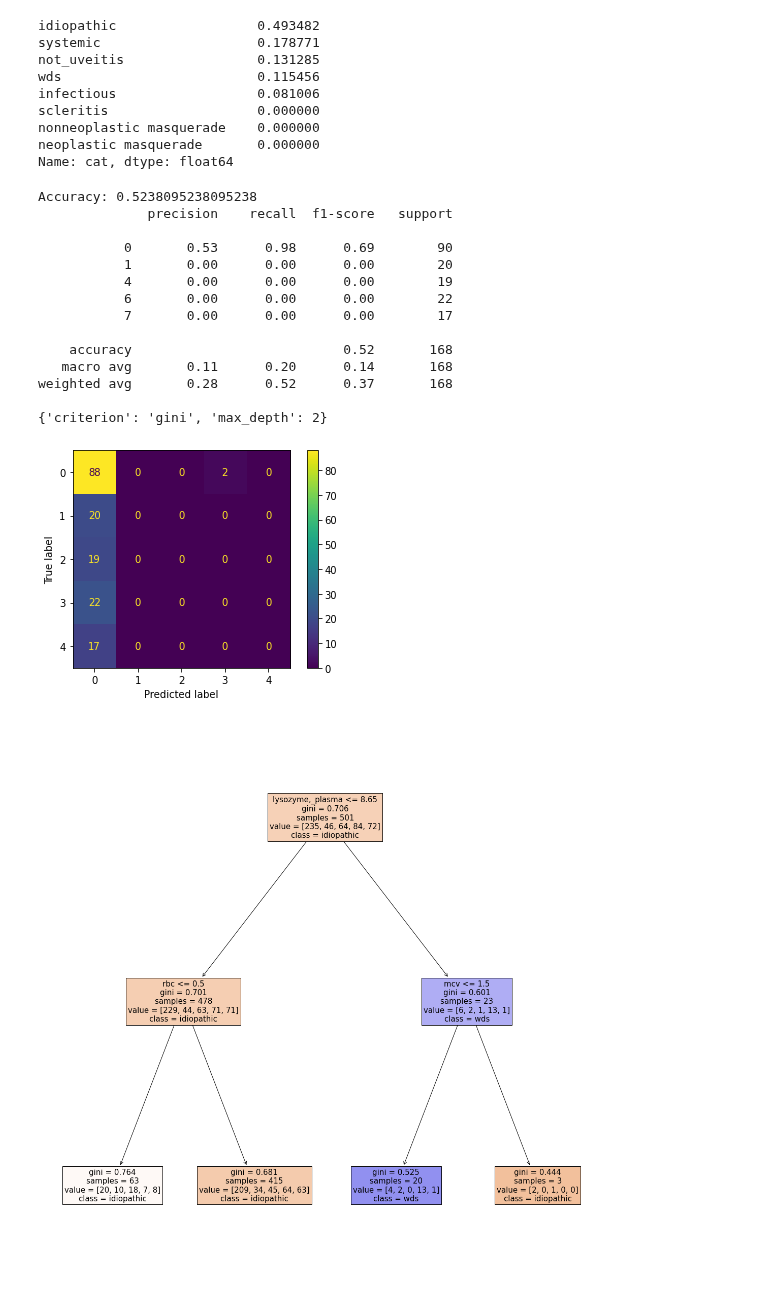
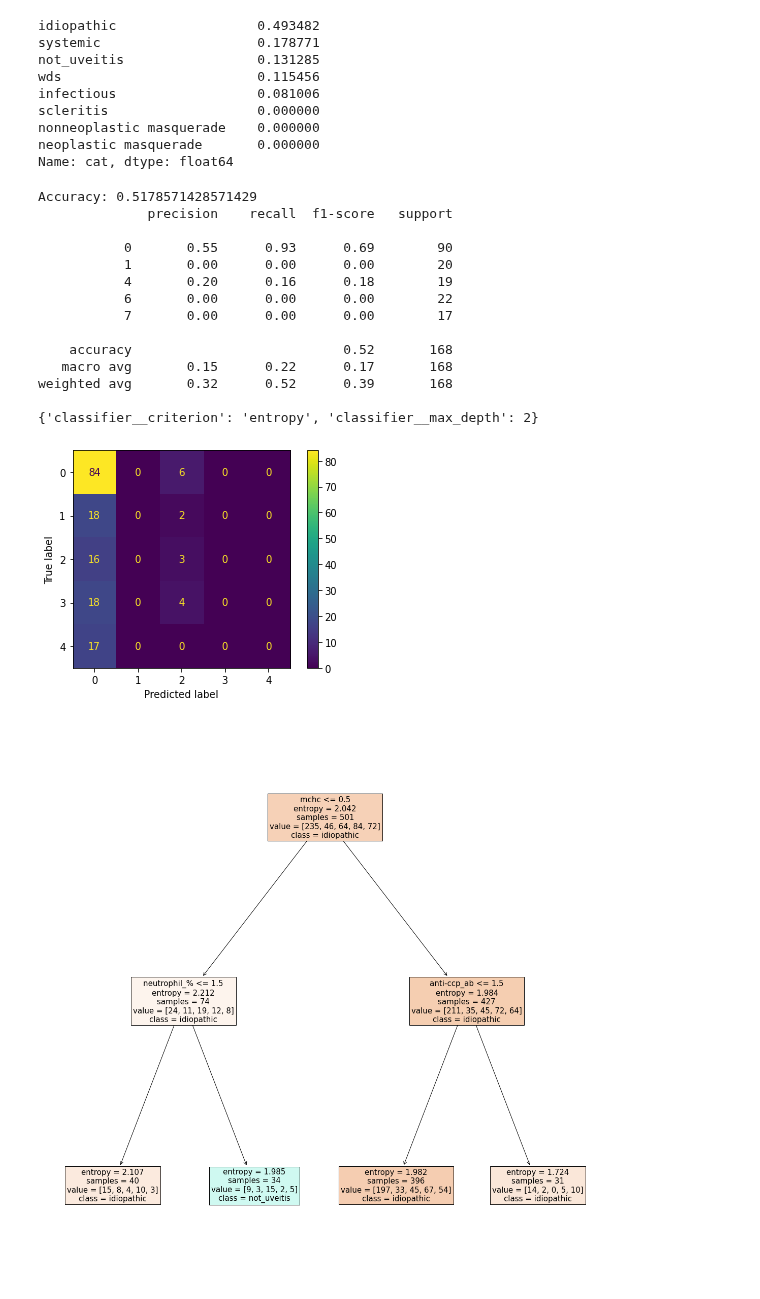
Before and after one commit to CrawTheOne/mirror_-fhnw_ds_fs2021_medical_challenge, a Jupyter notebook: machine_learning/category_classification.ipynb, the cells around one changed output. Drawn from its saved outputs; the diff is of its cells as text; code cells hidden in the pictures.

```diff
--- a/machine_learning/category_classification.ipynb
+++ b/machine_learning/category_classification.ipynb
@@ -32,13 +32,16 @@ import pipe
 # num_to_cat = True: Range Date is now dtype Category
 # drop_filter: first method keep all, second drop not lab results
 
-df = pipe.preprocessing_pipe(num_to_cat   = True,
+df = pipe.preprocessing_pipe(
+                             num_to_cat   = True,
                              #drop_filter  = ['hla', 'specific_diagnosis'],
                              #drop_filter  = ['hla', 'loc', 'specific_diagnosis'],
                              drop_filter  = ['hla', 'ac_', 'vit_', 'gender', 'race', 'loc','specific_diagnosis'],
                              loc_approach = 'multi',
-                             binary_cat   = True,
-                             hotencode_gender = True)
+                             binary_cat   = True
+                             #hotencode_gender = True,
+                             #hotencode_race = True
+                            )
 # %%
 print("missing in target are", df['cat'].isnull().sum())
 percentil_cat = df.cat.value_counts(dropna=False)/len(df)
@@ -72,7 +75,7 @@ categorical_features = features.select_dtypes(include=category).columns.tolist()
 
 # define imputer strategy (consult sklarn SimpleImputer and StandardScaler documentation for options)
 imputer = {'categorical':{'strategy':'most_frequent','fill_value':'most_frequent'}, 'numerical':{'strategy':'median', 'fill_value':'mean'}}
-imputer_encoder = pipe.impute_and_encode(categorical_features, numeric_features, imputer)
+imputer_encoder = pipe.impute_and_encode(categorical_features, numeric_features, imputer, one_hot = False)
 # %%
 dectree = DecisionTreeClassifier()
 
@@ -84,46 +87,46 @@ max_depth = [2,4,6,8,10,12]
 class_weight = "balanced" #[{"idiopathic":0.49, "systemic":0.18, "not_uveitis":0.13, "wds":0.12, "infectious":0.08}]
 
 parameters = {
-             'criterion':criterion,
-             'max_depth':max_depth,
-             #'class_weight':class_weight
+             'classifier__criterion':criterion,
+             'classifier__max_depth':max_depth,
+             #'classifier__class_weight':class_weight
              }
 
 # Instantiate the GridSearchCV object: cv
-cv = GridSearchCV(dectree, parameters, cv = 10)
+cv = GridSearchCV(pipeline, parameters, cv = 10)
 
 # Fit to the training set
 cv.fit(features_train, target_train)
 
 # Predict the labels of the test set: target_pred
 target_pred = cv.predict(features_test)
 
 # Compute and print metrics
 print("Accuracy: {}".format(cv.score(features_test, target_test)))
 print(classification_report(target_test, target_pred))
 
 ConfusionMatrixDisplay(confusion_matrix(target_test, target_pred)).plot();
 print(cv.best_params_);
 
 plt.figure(figsize=(20,20))
 class_names = ['idiopathic', 'systemic', 'not_uveitis', 'wds', 'infectiuos']
 feature_names = features_test.columns.tolist()
-plot_tree(cv.best_estimator_, fontsize=15, class_names=class_names, feature_names=feature_names, filled=True)
+plot_tree(cv.best_estimator_[1], fontsize=15, class_names=class_names, feature_names=feature_names, filled=True)
 plt.show()
 # %% [output]
-Accuracy: 0.5238095238095238
+Accuracy: 0.5178571428571429
               precision    recall  f1-score   support
 
-           0       0.53      0.98      0.69        90
+           0       0.55      0.93      0.69        90
            1       0.00      0.00      0.00        20
-           4       0.00      0.00      0.00        19
+           4       0.20      0.16      0.18        19
            6       0.00      0.00      0.00        22
            7       0.00      0.00      0.00        17
 
     accuracy                           0.52       168
-   macro avg       0.11      0.20      0.14       168
-weighted avg       0.28      0.52      0.37       168
+   macro avg       0.15      0.22      0.17       168
+weighted avg       0.32      0.52      0.39       168
 
-{'criterion': 'gini', 'max_depth': 2}
+{'classifier__criterion': 'entropy', 'classifier__max_depth': 2}
-[figure, old version]
+[figure, new version]
-[figure, old version]
+[figure, new version]
```
Also changed, not shown: 2 other files.
